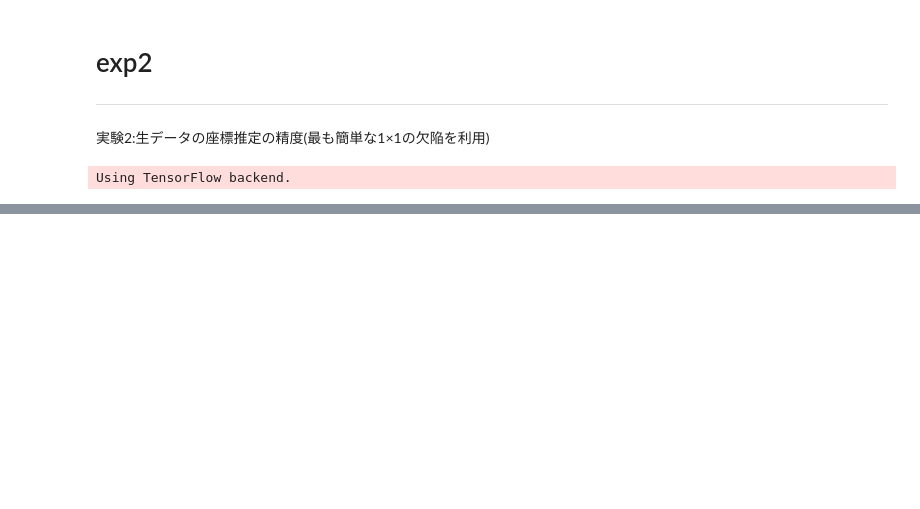
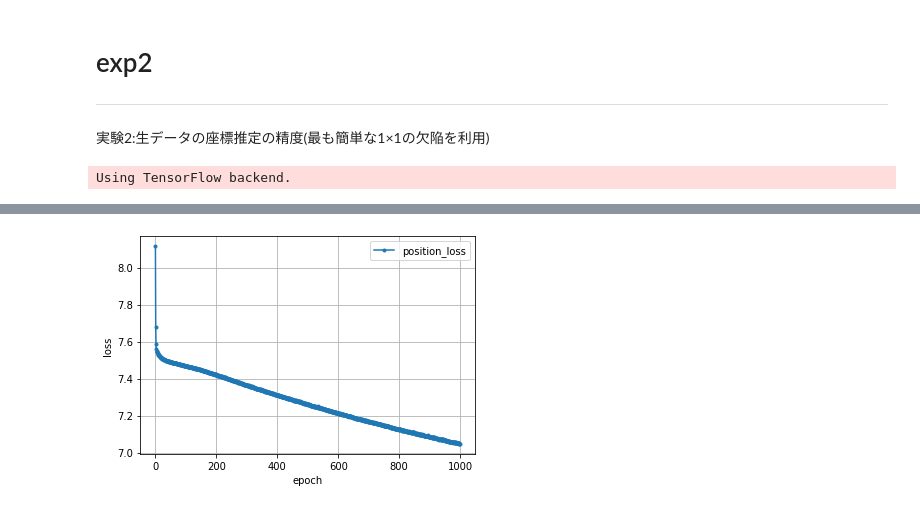
Before and after one commit to shirafuji/graduation_thesis, a Jupyter notebook: machine_learning/cnn_exp2.ipynb, the cells around one changed output, grey strips where cells are left out. Saved outputs shown, nothing was run; the diff lists cells and outputs as text; code cells hidden in the pictures; blank space fills up the shorter version.

```diff
--- a/machine_learning/cnn_exp2.ipynb
+++ b/machine_learning/cnn_exp2.ipynb
@@ -101,3 +148,16 @@ position_model.compile(loss='categorical_crossentropy', optimizer=adam, metrics=
+# %%
+# 学習経過の可視化(位置)
+position_loss     = position_history.history['loss']
+
+nb_epoch = len(position_loss)
+plt.plot(range(nb_epoch), position_loss,     marker='.', label='position_loss')
+plt.legend(loc='best', fontsize=10)
+plt.grid()
+plt.xlabel('epoch')
+plt.ylabel('loss')
+plt.show()
+# %% [output]
+[figure, added]
 # %%
 # 学習(位置)
 epochs = 4000
```
Also changed, not shown: parts of 6 cells of this notebook.
